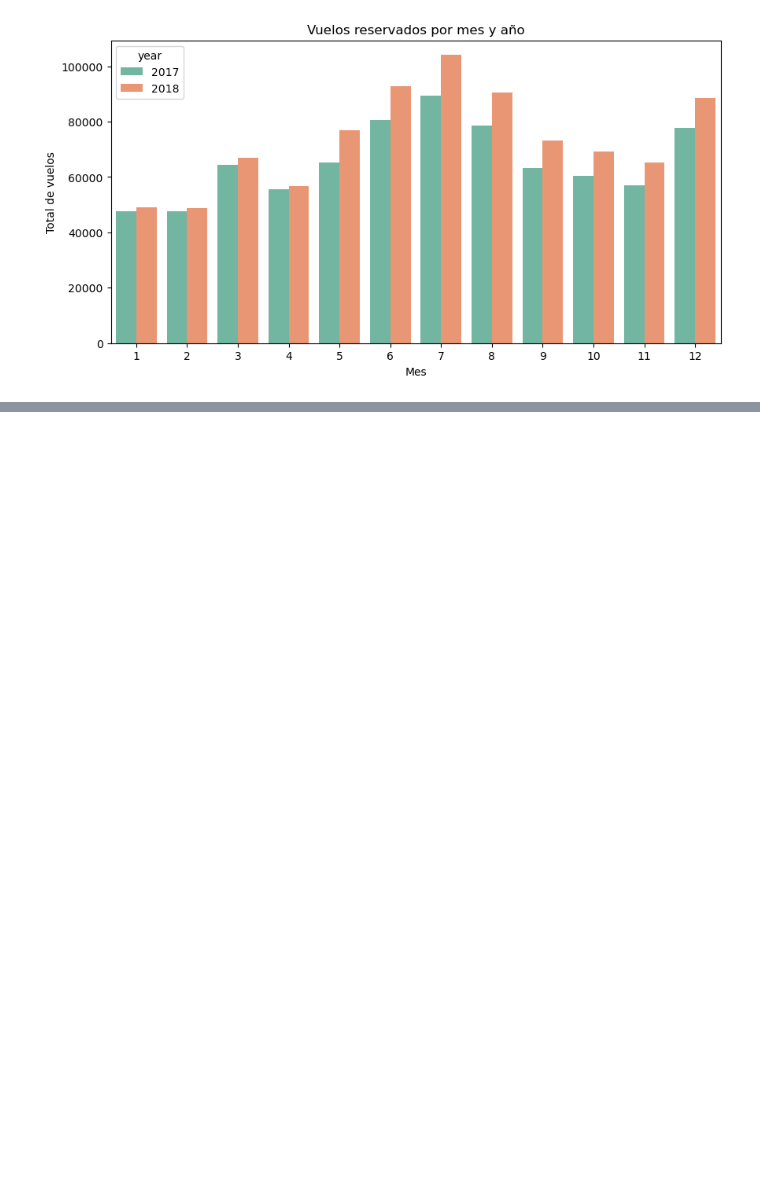
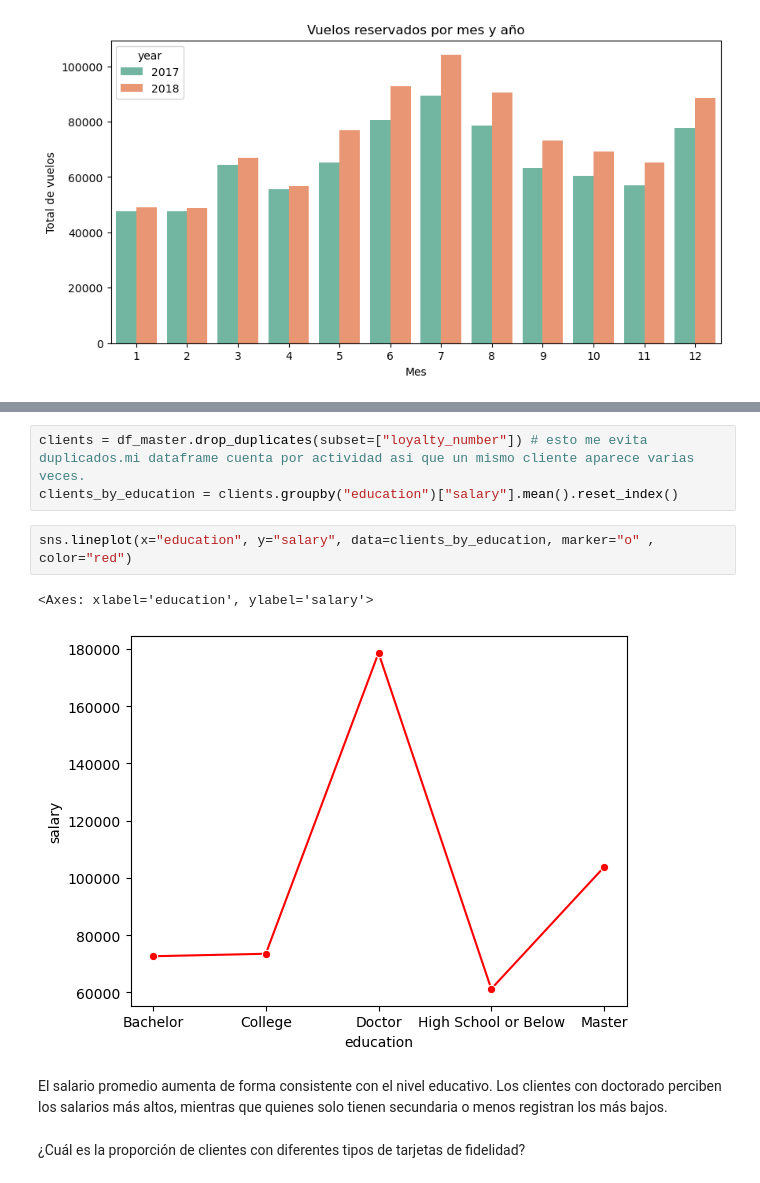
Before and after one commit to Adalab/bda-modulo-3-evaluacion-final-ela-art, a Jupyter notebook: Evaluacion3.ipynb, the cells around one changed output, grey strips where cells are left out. Drawn from its saved outputs; the diff is of its cells as text; blank space fills up the shorter version.

```diff
--- a/Evaluacion3.ipynb
+++ b/Evaluacion3.ipynb
@@ -870,0 +916,12 @@ plt.show()
+# %%
+clients = df_master.drop_duplicates(subset=["loyalty_number"]) # esto me evita duplicados.mi dataframe cuenta por actividad asi que un mismo cliente aparece varias veces.
+clients_by_education = clients.groupby("education")["salary"].mean().reset_index()
+# %%
+sns.lineplot(x="education", y="salary", data=clients_by_education, marker="o" , color="red")
+# %% [output]
+<Axes: xlabel='education', ylabel='salary'>
+[figure, added]
+# %% [markdown]
+El salario promedio aumenta de forma consistente con el nivel educativo. Los clientes con doctorado perciben los salarios más altos, mientras que quienes solo tienen secundaria o menos registran los más bajos.
+# %% [markdown]
+¿Cuál es la proporción de clientes con diferentes tipos de tarjetas de fidelidad?
```
Also changed, not shown: parts of 26 cells of this notebook.
